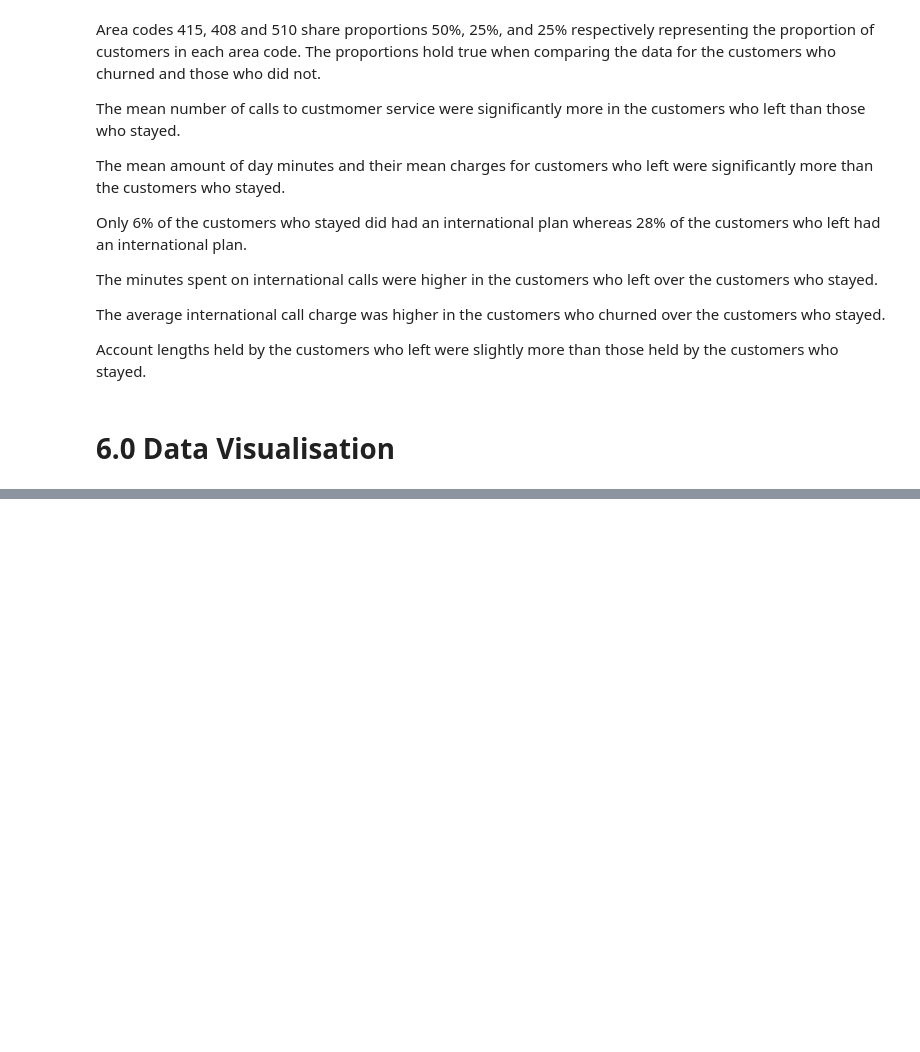
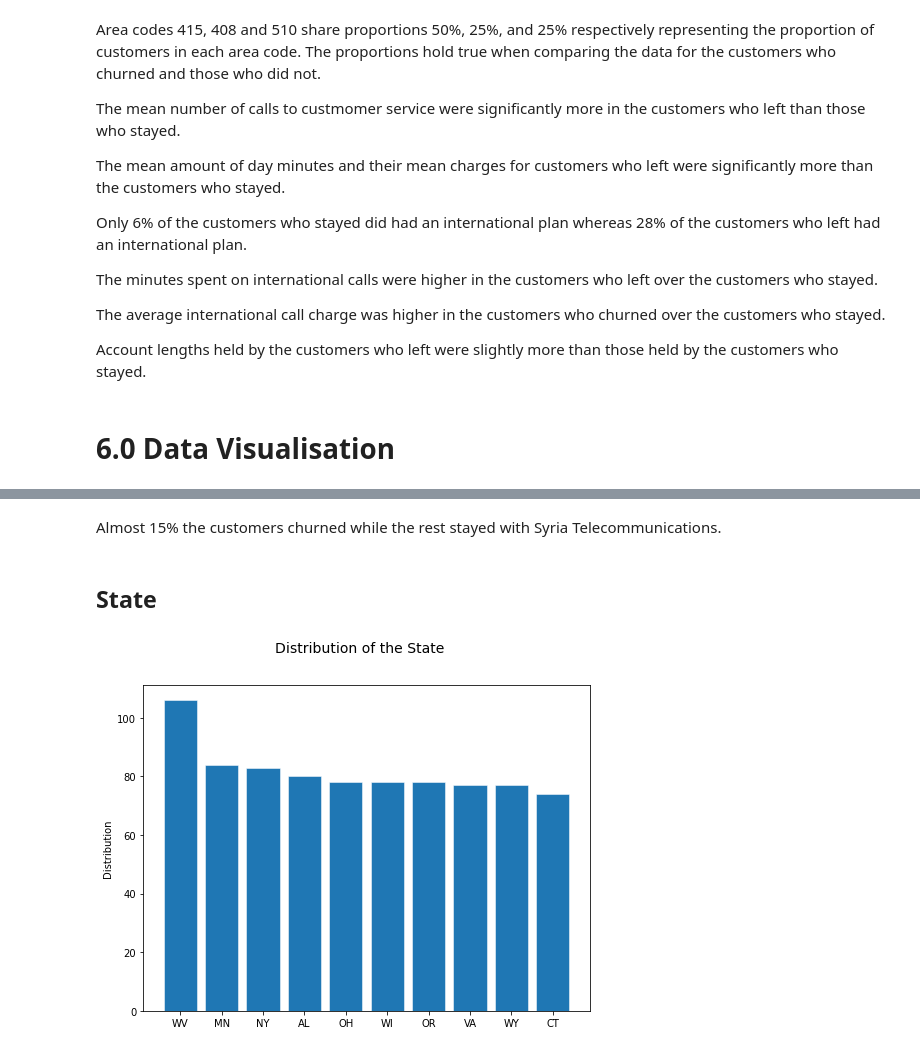
Before and after one commit to Choxy1/syria-tel, a Jupyter notebook: index.ipynb, the cells around one changed output, grey strips where cells are left out. Drawn from its saved outputs; the diff is of its cells as text; code cells hidden in the pictures; blank space fills up the shorter version.

```diff
--- a/index.ipynb
+++ b/index.ipynb
@@ -592,0 +651,8 @@ Account lengths held by the customers who left were slightly more than those hel
+# %% [markdown]
+Almost 15% the customers churned while the rest stayed with Syria Telecommunications.
+# %% [markdown]
+## State
+# %%
+univariate_plot('state')
+# %% [output]
+[figure, added]
```
Also changed, not shown: parts of 22 cells of this notebook.
